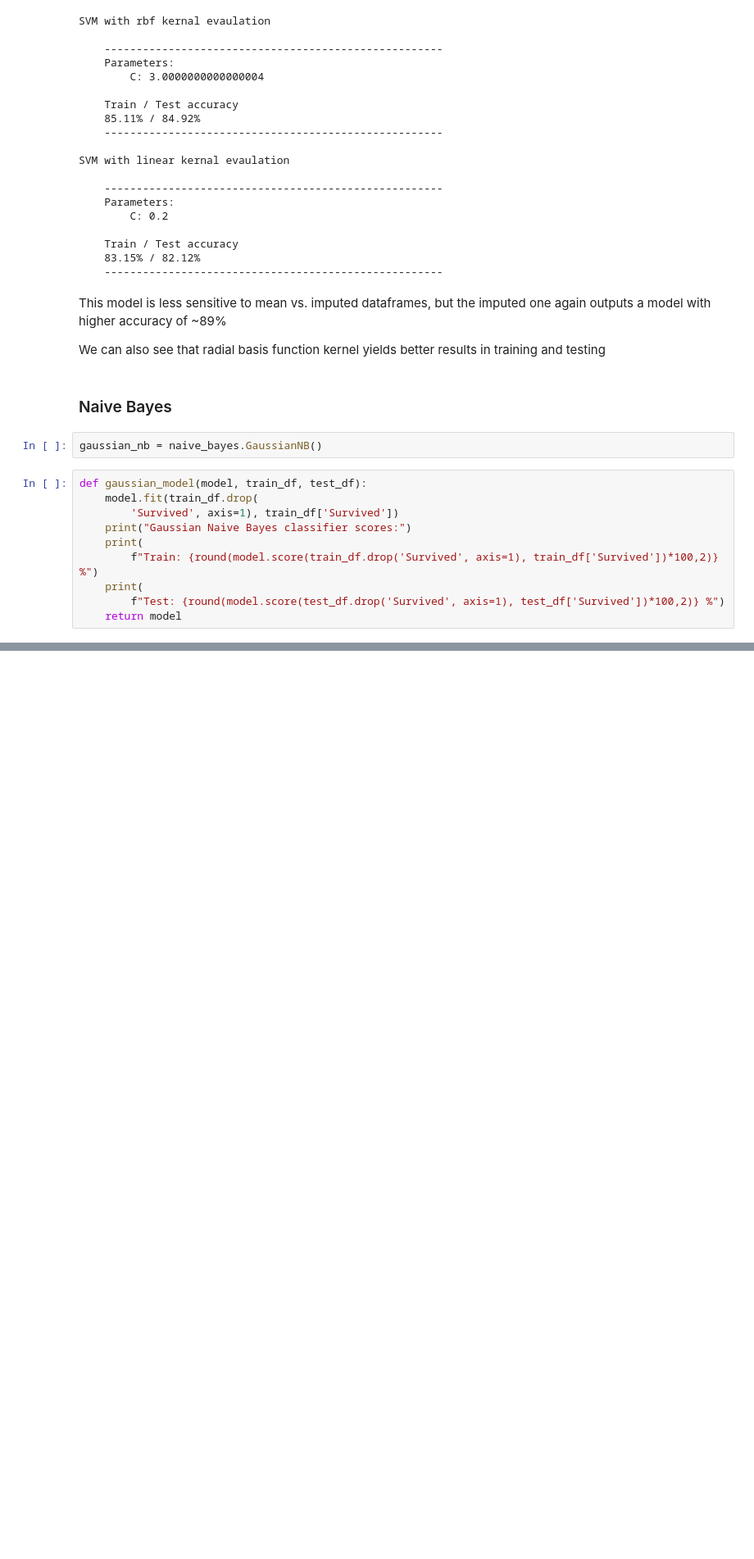
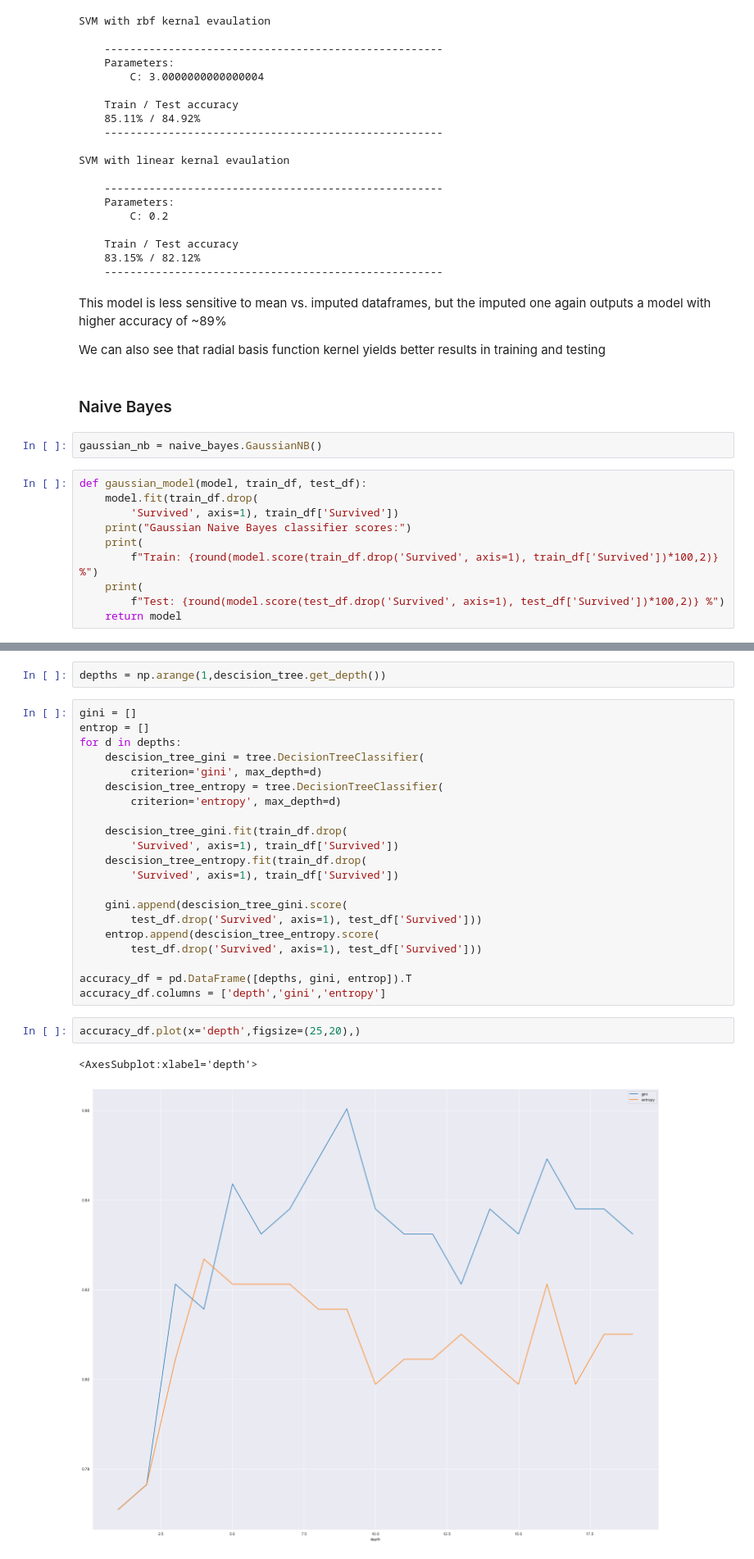
Before and after one commit to LiudasVasaris/Kaggle-competitions, a Jupyter notebook: introductional_competitions/titanic/titanic.ipynb, the cells around one changed output, grey strips where cells are left out. Shown at 82% size. Saved outputs shown, nothing was run; the diff lists cells and outputs as text; blank space fills up the shorter version.

```diff
--- a/introductional_competitions/titanic/titanic.ipynb
+++ b/introductional_competitions/titanic/titanic.ipynb
@@ -508,0 +538,28 @@ descision_tree = tree.DecisionTreeClassifier()
+# %%
+depths = np.arange(1,descision_tree.get_depth())
+# %%
+gini = []
+entrop = []
+for d in depths:
+    descision_tree_gini = tree.DecisionTreeClassifier(
+        criterion='gini', max_depth=d)
+    descision_tree_entropy = tree.DecisionTreeClassifier(
+        criterion='entropy', max_depth=d)
+
+    descision_tree_gini.fit(train_df.drop(
+        'Survived', axis=1), train_df['Survived'])
+    descision_tree_entropy.fit(train_df.drop(
+        'Survived', axis=1), train_df['Survived'])
+
+    gini.append(descision_tree_gini.score(
+        test_df.drop('Survived', axis=1), test_df['Survived']))
+    entrop.append(descision_tree_entropy.score(
+        test_df.drop('Survived', axis=1), test_df['Survived']))
+
+accuracy_df = pd.DataFrame([depths, gini, entrop]).T
+accuracy_df.columns = ['depth','gini','entropy']
+# %%
+accuracy_df.plot(x='depth',figsize=(25,20),)
+# %% [output]
+<AxesSubplot:xlabel='depth'>
+[figure, added]
```
Also changed, not shown: parts of 16 cells of this notebook.
